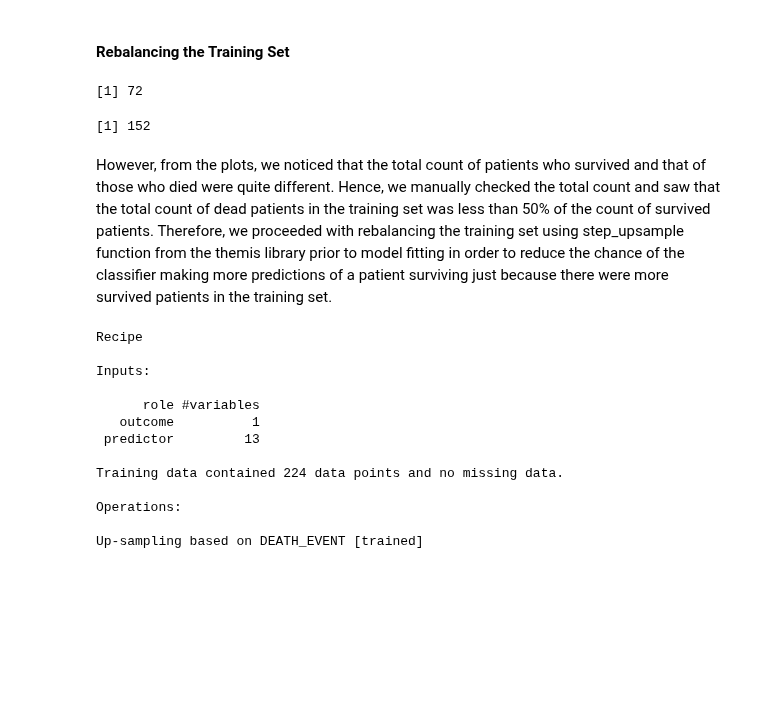
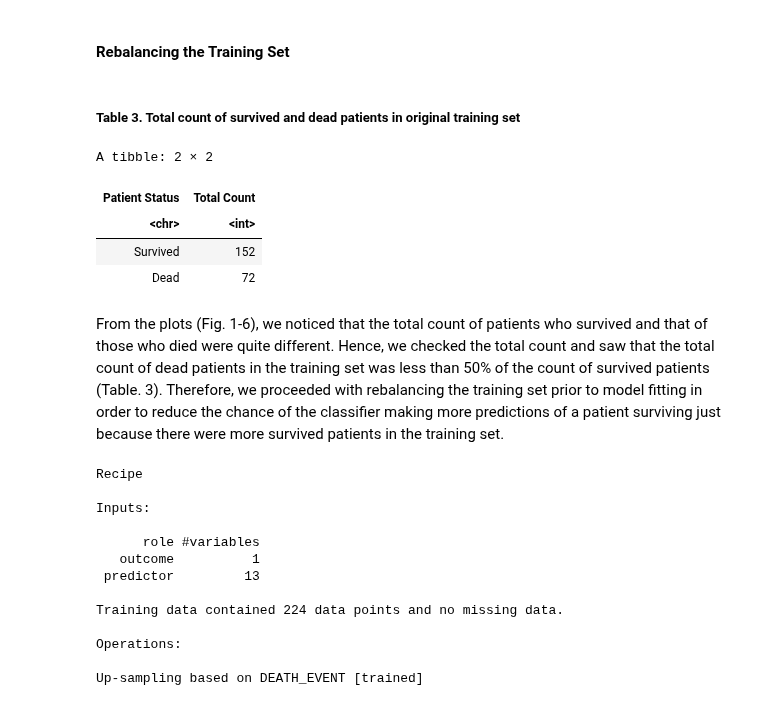
Before and after one commit to ShiyuDeng-Simon/group_project, a Jupyter notebook: Proposal.ipynb, the cells around one changed output. Drawn from its saved outputs; the diff is of its cells as text; code cells hidden in the pictures; blank space fills up the shorter version.

```diff
--- a/Proposal.ipynb
+++ b/Proposal.ipynb
@@ -383,19 +398,31 @@ plot6
 [figure]
 # %% [markdown]
 #### Rebalancing the Training Set
+# %% [markdown]
+##### Table 3. Total count of survived and dead patients in original training set
 # %%
+options(repr.matrix.max.rows = 3)
+
 original_death <- training_data |>
     filter(DEATH_EVENT == 1)
-nrow(original_death)
 
 original_survived <- training_data |>
     filter(DEATH_EVENT == 0)
-nrow(original_survived)
+
+labels <- c("Survived", "Dead")
+nrow_train <- c(nrow(original_survived), nrow(original_death))
+nrow_train_table <- tibble(labels, nrow_train)
+colnames(nrow_train_table) <- c("Patient Status", "Total Count")
+
+nrow_train_table
 # %% [output]
-[1] 72
+A tibble: 2 × 2
-[1] 152
+| Patient Status | Total Count |
+| <chr> | <int> |
+| Survived | 152 |
+| Dead | 72 |
 # %% [markdown]
-However, from the plots, we noticed that the total count of patients who survived and that of those who died were quite different. Hence, we manually checked the total count and saw that the total count of dead patients in the training set was less than 50% of the count of survived patients. Therefore, we proceeded with rebalancing the training set using step_upsample function from the themis library prior to model fitting in order to reduce the chance of the classifier making more predictions of a patient surviving just because there were more survived patients in the training set.
+From the plots (Fig. 1-6), we noticed that the total count of patients who survived and that of those who died were quite different. Hence, we checked the total count and saw that the total count of dead patients in the training set was less than 50% of the count of survived patients (Table. 3). Therefore, we proceeded with rebalancing the training set prior to model fitting in order to reduce the chance of the classifier making more predictions of a patient surviving just because there were more survived patients in the training set.
 # %%
 ups_recipe <- recipe(DEATH_EVENT ~ ., data = training_data) |>
   step_upsample(DEATH_EVENT, over_ratio = 1, skip = FALSE) |>
```
Also changed, not shown: parts of 33 cells of this notebook.
